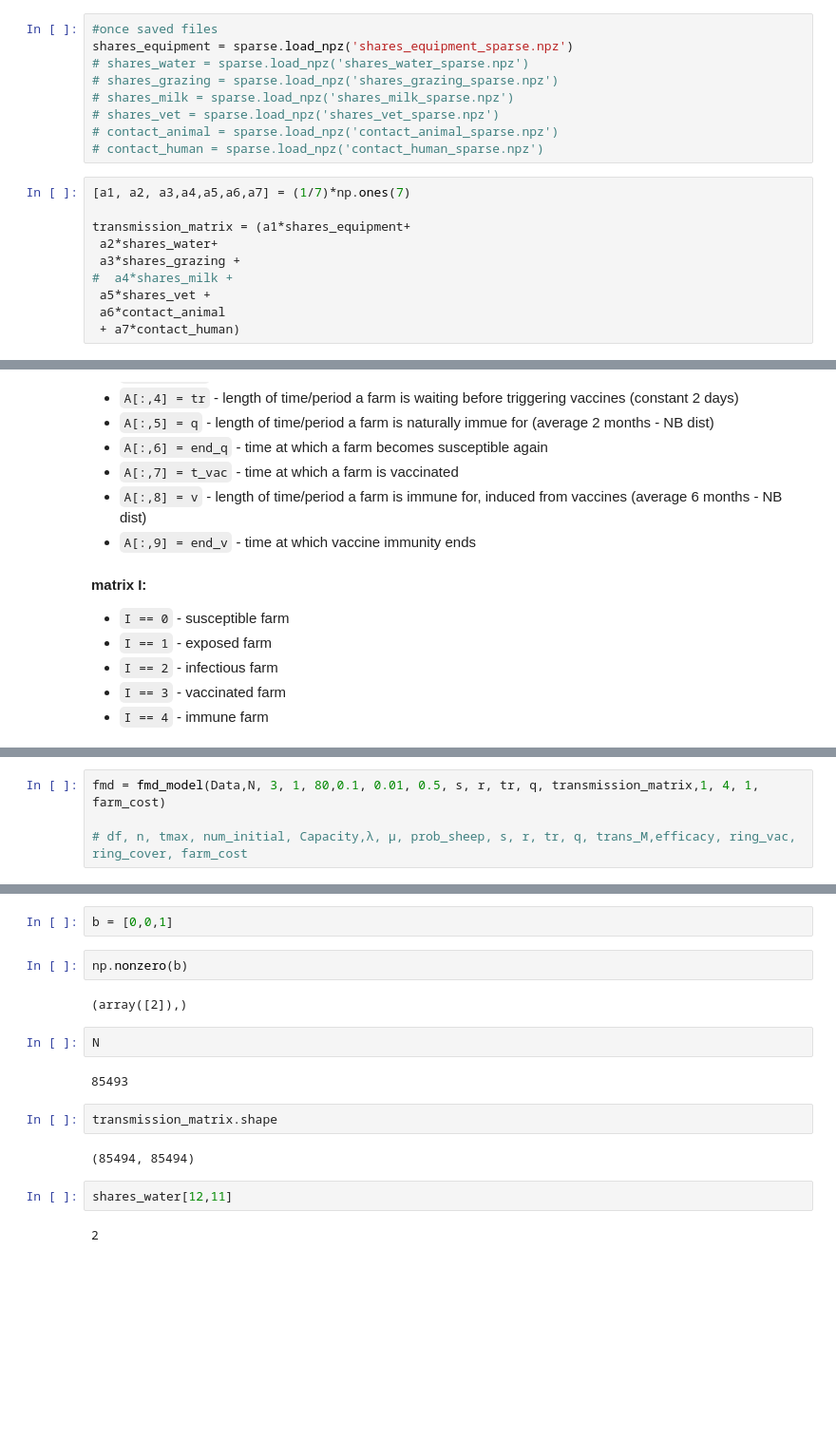
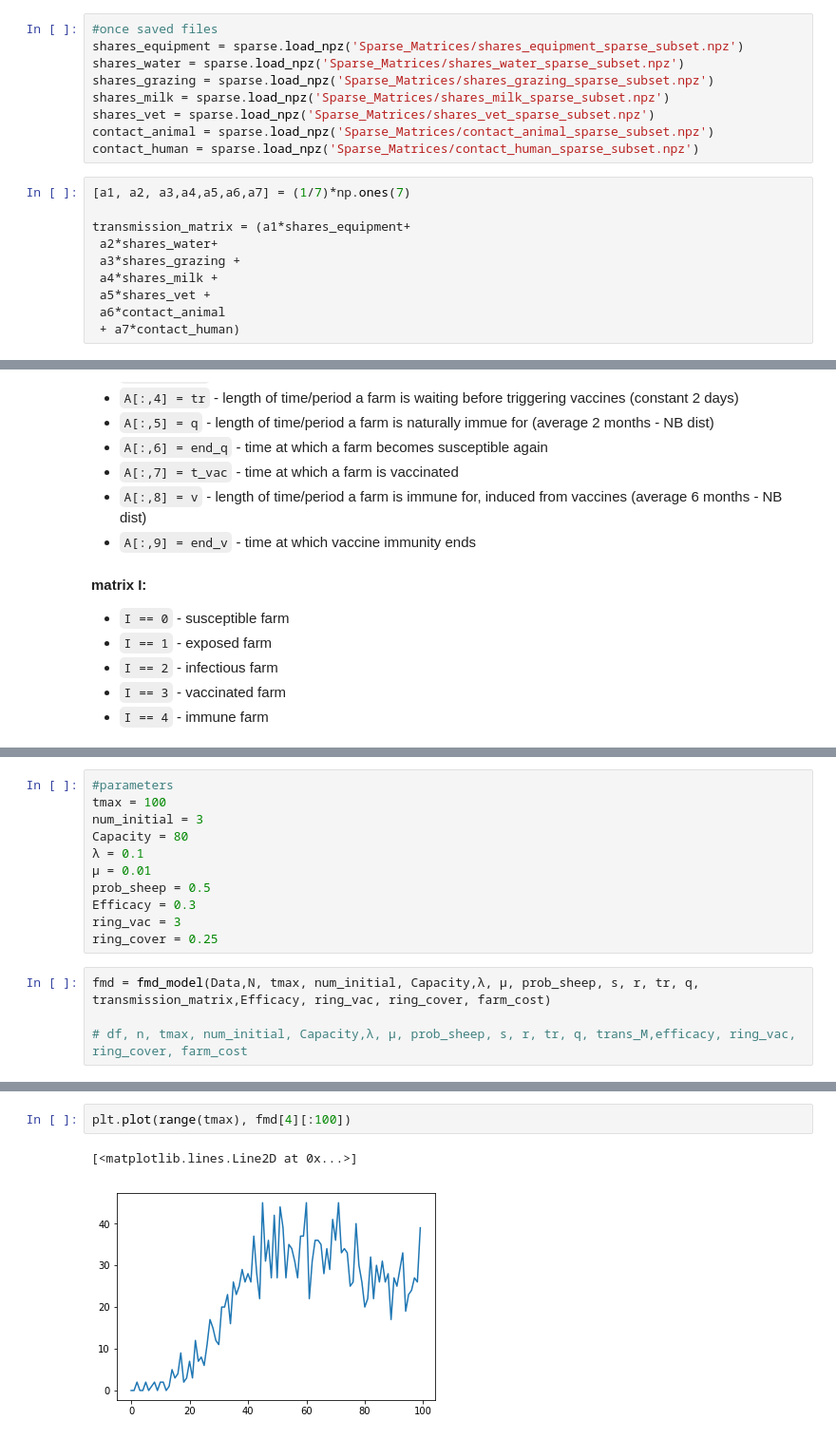
Before and after one commit to susiecant/FMD-RSG, a Jupyter notebook: Main_Notebooks/spatial_disease_model.ipynb, the cells around one changed output, grey strips where cells are left out. Shown at 95% size. Cells and saved outputs as stored; diff of their text form; blank space fills up the shorter version.

Commit message:
changes in spatial_disease_model compared to kenya models

```diff
--- a/Main_Notebooks/spatial_disease_model.ipynb
+++ b/Main_Notebooks/spatial_disease_model.ipynb
@@ -74,20 +77,20 @@ v = np.random.negative_binomial(6*28, 6*28/(12*28))
 Need to have row, col, data saved in format given in function (`Attributes_sparse_matrices.ipynb`). You either need to run the function `def sparse_matrix(name, sparse_type)` or if you've already done this, just simply load the name.npz file.
 # %%
 #once saved files
-shares_equipment = sparse.load_npz('shares_equipment_sparse.npz')
-# shares_water = sparse.load_npz('shares_water_sparse.npz')
-# shares_grazing = sparse.load_npz('shares_grazing_sparse.npz')
-# shares_milk = sparse.load_npz('shares_milk_sparse.npz')
-# shares_vet = sparse.load_npz('shares_vet_sparse.npz')
-# contact_animal = sparse.load_npz('contact_animal_sparse.npz')
-# contact_human = sparse.load_npz('contact_human_sparse.npz')
+shares_equipment = sparse.load_npz('Sparse_Matrices/shares_equipment_sparse_subset.npz')
+shares_water = sparse.load_npz('Sparse_Matrices/shares_water_sparse_subset.npz')
+shares_grazing = sparse.load_npz('Sparse_Matrices/shares_grazing_sparse_subset.npz')
+shares_milk = sparse.load_npz('Sparse_Matrices/shares_milk_sparse_subset.npz')
+shares_vet = sparse.load_npz('Sparse_Matrices/shares_vet_sparse_subset.npz')
+contact_animal = sparse.load_npz('Sparse_Matrices/contact_animal_sparse_subset.npz')
+contact_human = sparse.load_npz('Sparse_Matrices/contact_human_sparse_subset.npz')
 # %%
 [a1, a2, a3,a4,a5,a6,a7] = (1/7)*np.ones(7)
 
 transmission_matrix = (a1*shares_equipment+
  a2*shares_water+
  a3*shares_grazing +
-#  a4*shares_milk +
+ a4*shares_milk +
  a5*shares_vet +
  a6*contact_animal
  + a7*contact_human)
@@ -443,5 +448,16 @@ def fmd_model(df, n, tmax, num_initial, Capacity,λ, μ, prob_sheep, s, r, tr, q
+# %%
+#parameters
+tmax = 100
+num_initial = 3
+Capacity = 80
+λ = 0.1
+μ = 0.01
+prob_sheep = 0.5
+Efficacy = 0.3
+ring_vac = 3
+ring_cover = 0.25
 # %%
-fmd = fmd_model(Data,N, 3, 1, 80,0.1, 0.01, 0.5, s, r, tr, q, transmission_matrix,1, 4, 1, farm_cost)
+fmd = fmd_model(Data,N, tmax, num_initial, Capacity,λ, μ, prob_sheep, s, r, tr, q, transmission_matrix,Efficacy, ring_vac, ring_cover, farm_cost)
 
 # df, n, tmax, num_initial, Capacity,λ, μ, prob_sheep, s, r, tr, q, trans_M,efficacy, ring_vac, ring_cover, farm_cost
 # %% [output]
@@ -450,18 +481,5 @@ ValueError: dimension mismatch
-# %%
-b = [0,0,1]
-# %%
-np.nonzero(b)
-# %% [output]
-(array([2]),)
-# %%
-N
-# %% [output]
-85493
-# %%
-transmission_matrix.shape
-# %% [output]
-(85494, 85494)
-# %%
-shares_water[12,11]
-# %% [output]
-2
+# %%
+plt.plot(range(tmax), fmd[4][:100])
+# %% [output]
+[<matplotlib.lines.Line2D at 0x...>]
+[figure, added]
```
Also changed, not shown: parts of 6 cells of this notebook, 1 other file.
